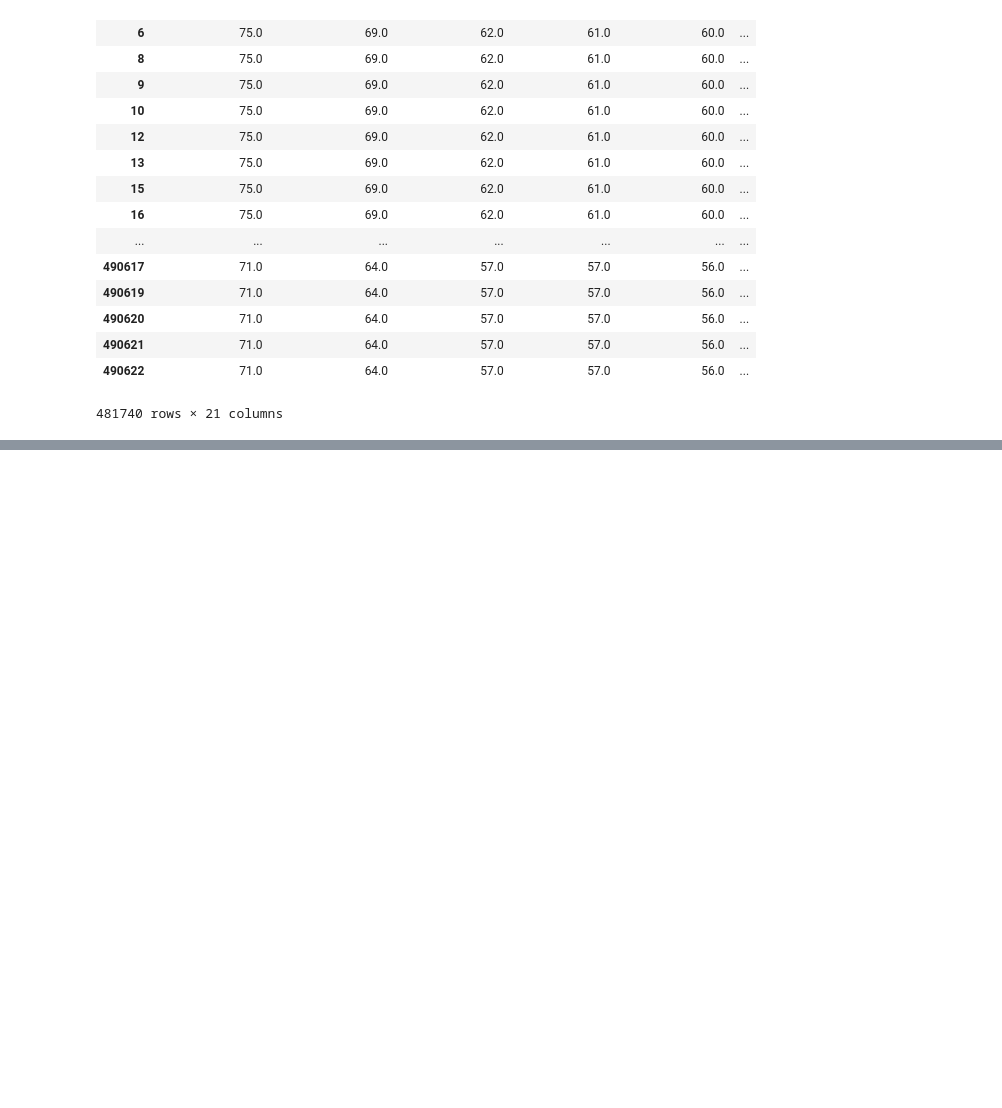
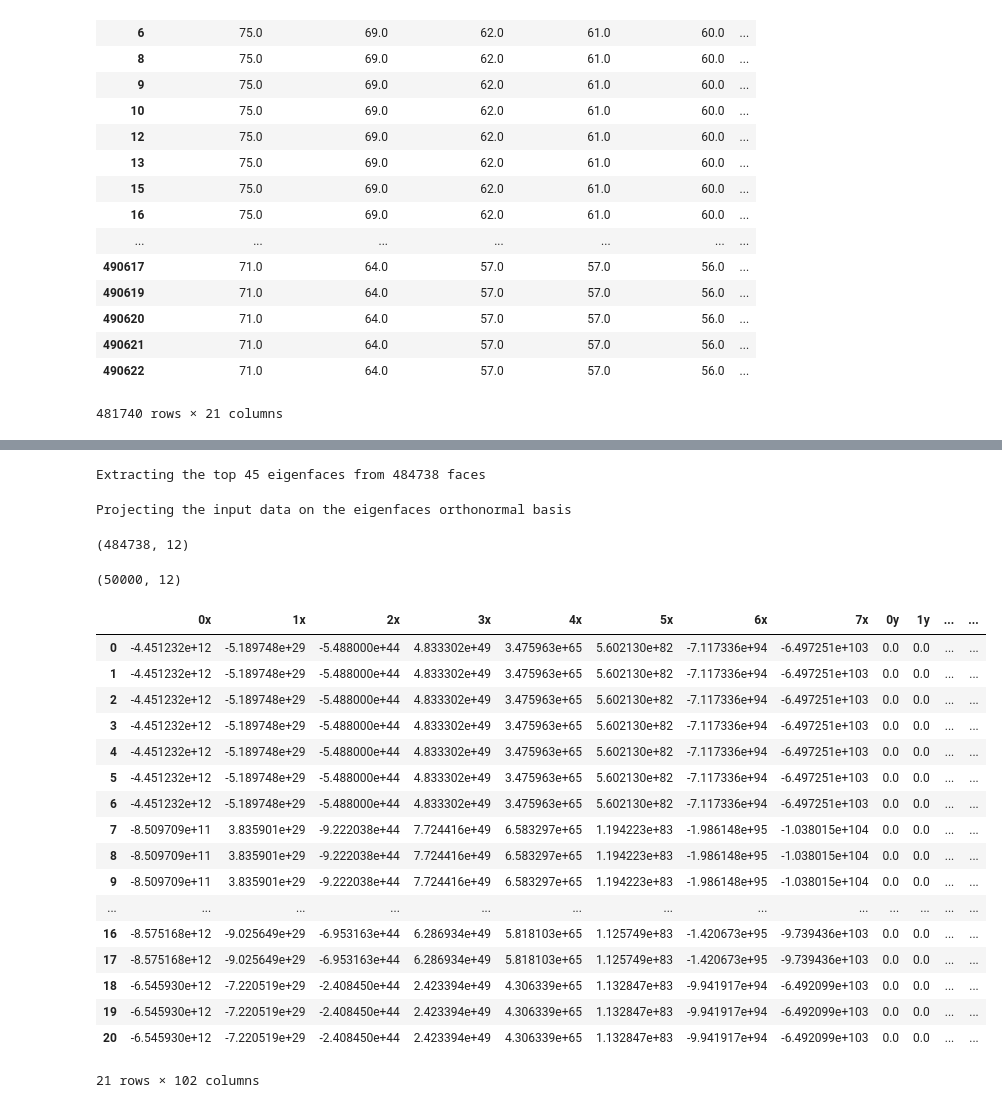
Before and after one commit to pabloernesto/sfBikes, a Jupyter notebook: ML_robert.ipynb, the cells around one changed output, grey strips where cells are left out. Saved outputs shown, nothing was run; the diff lists cells and outputs as text; code cells hidden in the pictures; blank space fills up the shorter version.

```diff
--- a/ML_robert.ipynb
+++ b/ML_robert.ipynb
@@ -381,0 +312,35 @@ Z = project_data(train.iloc[:,0:21], U, 10)
+# %%
+# Compute a PCA (eigenfaces) on the face dataset (treated as unlabeled
+# dataset): unsupervised feature extraction / dimensionality reduction
+n_components = 45
+
+print "Extracting the top %d eigenfaces from %d faces" % (n_components, train.shape[0])
+
+pca = RandomizedPCA(n_components=n_components, whiten=True).fit(train)
+
+
+
+
+print "Projecting the input data on the eigenfaces orthonormal basis"
+
+X_train_pca = pca.transform(train)
+X_test_pca = pca.transform(test)
+# %% [output]
+Extracting the top 45 eigenfaces from 484738 faces
+Projecting the input data on the eigenfaces orthonormal basis
+# %%
+trainPca = pd.DataFrame(X_train_pca)
+testPcat = pd.DataFrame(X_test_pca)
+# %%
+trainPca.shape
+# %% [output]
+(484738, 12)
+# %%
+testPcat.shape
+# %% [output]
+(50000, 12)
+# %%
+tt = test.iloc[:,21:].reset_index()
+del tt['index']
+tr = train.iloc[:,21:].reset_index()
+del tr['index']
@@ -381,0 +349,23 @@ Z = project_data(train.iloc[:,0:21], U, 10)
+# %%
+testRob = testPcat.join(tt, lsuffix = 'x',rsuffix='y')
+# %%
+testRob
+# %% [output]
+|  | 0x | 1x | 2x | 3x | 4x | 5x | 6x | 7x | 0y | 1y | ... | ... |
+| 0 | -4.451232e+12 | -5.189748e+29 | -5.488000e+44 | 4.833302e+49 | 3.475963e+65 | 5.602130e+82 | -7.117336e+94 | -6.497251e+103 | 0.0 | 0.0 | ... | ... |
+| 1 | -4.451232e+12 | -5.189748e+29 | -5.488000e+44 | 4.833302e+49 | 3.475963e+65 | 5.602130e+82 | -7.117336e+94 | -6.497251e+103 | 0.0 | 0.0 | ... | ... |
+| 2 | -4.451232e+12 | -5.189748e+29 | -5.488000e+44 | 4.833302e+49 | 3.475963e+65 | 5.602130e+82 | -7.117336e+94 | -6.497251e+103 | 0.0 | 0.0 | ... | ... |
+| 3 | -4.451232e+12 | -5.189748e+29 | -5.488000e+44 | 4.833302e+49 | 3.475963e+65 | 5.602130e+82 | -7.117336e+94 | -6.497251e+103 | 0.0 | 0.0 | ... | ... |
+| 4 | -4.451232e+12 | -5.189748e+29 | -5.488000e+44 | 4.833302e+49 | 3.475963e+65 | 5.602130e+82 | -7.117336e+94 | -6.497251e+103 | 0.0 | 0.0 | ... | ... |
+| 5 | -4.451232e+12 | -5.189748e+29 | -5.488000e+44 | 4.833302e+49 | 3.475963e+65 | 5.602130e+82 | -7.117336e+94 | -6.497251e+103 | 0.0 | 0.0 | ... | ... |
+| 6 | -4.451232e+12 | -5.189748e+29 | -5.488000e+44 | 4.833302e+49 | 3.475963e+65 | 5.602130e+82 | -7.117336e+94 | -6.497251e+103 | 0.0 | 0.0 | ... | ... |
+| 7 | -8.509709e+11 | 3.835901e+29 | -9.222038e+44 | 7.724416e+49 | 6.583297e+65 | 1.194223e+83 | -1.986148e+95 | -1.038015e+104 | 0.0 | 0.0 | ... | ... |
+| 8 | -8.509709e+11 | 3.835901e+29 | -9.222038e+44 | 7.724416e+49 | 6.583297e+65 | 1.194223e+83 | -1.986148e+95 | -1.038015e+104 | 0.0 | 0.0 | ... | ... |
+| 9 | -8.509709e+11 | 3.835901e+29 | -9.222038e+44 | 7.724416e+49 | 6.583297e+65 | 1.194223e+83 | -1.986148e+95 | -1.038015e+104 | 0.0 | 0.0 | ... | ... |
+| ... | ... | ... | ... | ... | ... | ... | ... | ... | ... | ... | ... | ... |
+| 16 | -8.575168e+12 | -9.025649e+29 | -6.953163e+44 | 6.286934e+49 | 5.818103e+65 | 1.125749e+83 | -1.420673e+95 | -9.739436e+103 | 0.0 | 0.0 | ... | ... |
+| 17 | -8.575168e+12 | -9.025649e+29 | -6.953163e+44 | 6.286934e+49 | 5.818103e+65 | 1.125749e+83 | -1.420673e+95 | -9.739436e+103 | 0.0 | 0.0 | ... | ... |
+| 18 | -6.545930e+12 | -7.220519e+29 | -2.408450e+44 | 2.423394e+49 | 4.306339e+65 | 1.132847e+83 | -9.941917e+94 | -6.492099e+103 | 0.0 | 0.0 | ... | ... |
+| 19 | -6.545930e+12 | -7.220519e+29 | -2.408450e+44 | 2.423394e+49 | 4.306339e+65 | 1.132847e+83 | -9.941917e+94 | -6.492099e+103 | 0.0 | 0.0 | ... | ... |
+| 20 | -6.545930e+12 | -7.220519e+29 | -2.408450e+44 | 2.423394e+49 | 4.306339e+65 | 1.132847e+83 | -9.941917e+94 | -6.492099e+103 | 0.0 | 0.0 | ... | ... |
+21 rows × 102 columns
```
Also changed, not shown: parts of 25 cells of this notebook, 1 other file.
